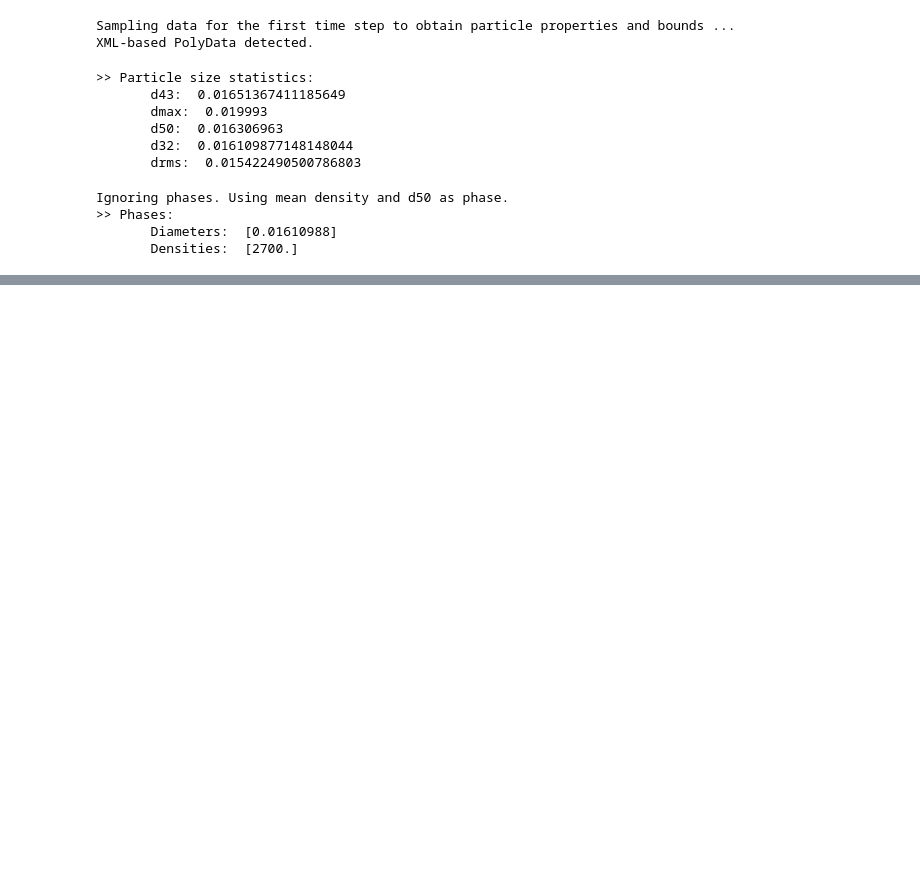
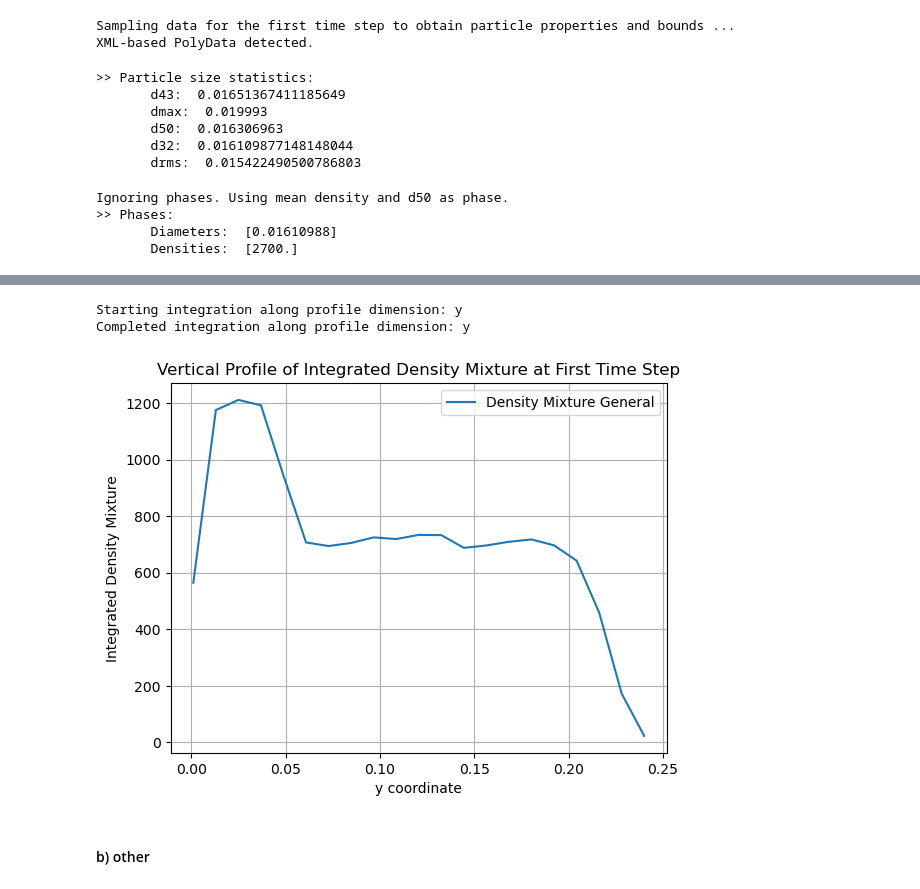
Before and after one commit to Claudia-Elijas/pysammos, a Jupyter notebook: examples/bedload_transport/time_average.ipynb, the cells around one changed output, grey strips where cells are left out. Drawn from its saved outputs; the diff is of its cells as text; code cells hidden in the pictures; blank space fills up the shorter version.

```diff
--- a/examples/bedload_transport/time_average.ipynb
+++ b/examples/bedload_transport/time_average.ipynb
@@ -184,0 +156,4 @@ Dimensions without coordinates: dim1_3D, dim2_3D, dim1_2D, dim2_2D,
+# %%
+# Load data
+manager = H5XarrayManager("./PysammosCG/CG_Lucy_Monodisperse.h5")
+bedload_CG = manager.h5_to_xarray()
@@ -184,0 +178,20 @@ Dimensions without coordinates: dim1_3D, dim2_3D, dim1_2D, dim2_2D,
+# %%
+# Perform vertical integration
+VI = VerticalIntegrator(bedload_CG, 'y')
+vertical_ds_general = VI.integration()
+# %% [output]
+Starting integration along profile dimension: y
+Completed integration along profile dimension: y
+# %%
+# plot the profile of density_mixture of the first time step
+vertical_ds_general['density_mixture'].isel(time=0).plot.line(x='y', label='Density Mixture General')
+plt.xlabel('y coordinate')
+plt.ylabel('Integrated Density Mixture')
+plt.title('Vertical Profile of Integrated Density Mixture at First Time Step')
+plt.legend()
+plt.grid()
+plt.show()
+# %% [output]
+[figure, added]
+# %% [markdown]
+#### b) other
```
Also changed, not shown: parts of 22 cells of this notebook, 17 other files.
